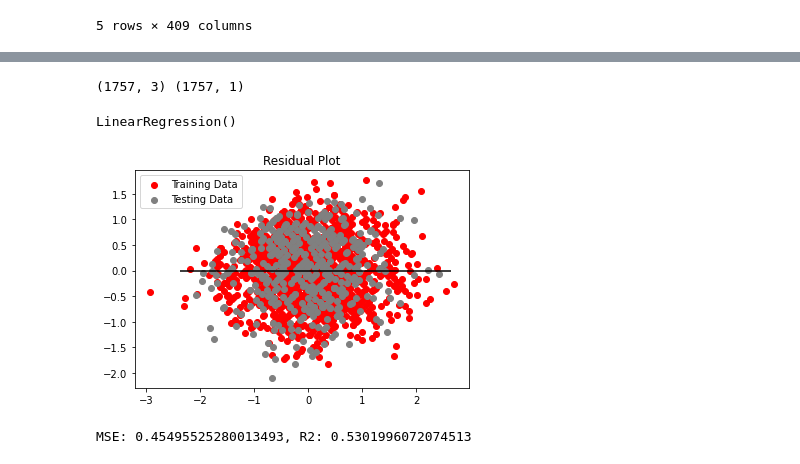
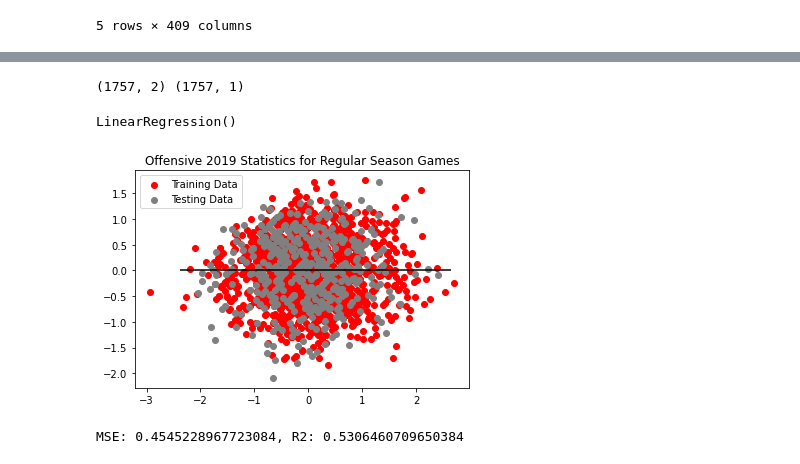
Before and after one commit to Vejaem/Final-Project, a Jupyter notebook: wins_stats.ipynb, the cells around one changed output, grey strips where cells are left out. Saved outputs shown, nothing was run; the diff lists cells and outputs as text; code cells hidden in the pictures.

```diff
--- a/wins_stats.ipynb
+++ b/wins_stats.ipynb
@@ -19,8 +25,8 @@ ncaa.head()
 # Use Pandas get_dummies to convert categorical data
 
 ### BEGIN SOLUTION
-ncaa = pd.get_dummies(ncaa)
-ncaa.head()
+ncaa_2019 = pd.get_dummies(ncaa)
+ncaa_2019.head()
 ### END SOLUTION
 # %% [output]
 |  | G | W | ADJOE | ADJDE | BARTHAG | EFG_O | EFG_D | TOR | TORD | ORB | ... | ... |
@@ -34,8 +40,8 @@ ncaa.head()
 # Drop extra dummy columns
 
 ### BEGIN SOLUTION
-ncaa = ncaa.drop(columns=['EFG_O','EFG_D','TOR','TORD','ORB','DRB','FTR','FTRD'])
-ncaa.head()
+ncaa_2019 = ncaa_2019.drop(columns=['EFG_O','EFG_D','TOR','TORD','ORB','DRB','FTR','FTRD', 'EFG_D', 'EFG_O', 'TORD'])
+ncaa_2019.head()
 ### END SOLUTION
 # %% [output]
 |  | G | W | ADJOE | ADJDE | BARTHAG | TWO_P_O | TWO_P_D | THREE_P_O | THREE_P_D | ADJ_T | ... | ... |
@@ -45,3 +51,16 @@ ncaa.head()
 | 3 | 38 | 31 | 115.2 | 85.2 | 0.9696 | 52.8 | 41.9 | 36.5 | 29.7 | 67.5 | ... | ... |
 | 4 | 39 | 37 | 117.8 | 86.3 | 0.9728 | 56.3 | 40.0 | 38.2 | 29.0 | 71.5 | ... | ... |
 5 rows × 409 columns
+# %%
+# renmae columns
+
+ncaa_2019.rename({'ADJOE':'Offensive Efficency',
+            'ADJDE':'Defensive Efficency',
+            'BARTHAG':'Power Rating',
+            'TWO_P_O':'Two Pointer Percentage',
+            'TWO_P_D':'Two Point Percentage Allowed',
+            'THREE_P_O':'Three Pointer Percentage',
+            'THREE_P_D':'Three Point Percentage Allowed',
+            'ADJ_T':'Posessions Per Game'},
+            axis=1, inplace=True)
+ncaa_2019
@@ -49,12 +82,12 @@ ncaa.head()
 # Assign X (data) and y (target)
 
 ### BEGIN SOLUTION
-X = ncaa[['ADJOE', 'TWO_P_O', 'THREE_P_O']]
-y = ncaa['W'].values.reshape(-1, 1)
+X = ncaa_2019[['Offensive Efficency', 'Two Pointer Percentage']]
+y = ncaa_2019['W'].values.reshape(-1, 1)
 print(X.shape, y.shape)
 ### END SOLUTION
 # %% [output]
-(1757, 3) (1757, 1)
+(1757, 2) (1757, 1)
 # %%
 # Split the data into training and testing
 
@@ -94,20 +127,20 @@ LinearRegression()
 # %%
 # Make predictions using a fitted model
 # Plot the difference between the model predicted values and actual y values, versus the model predicted values
 # Hint: You can predict values of X training and testing data using the model.predict() method on a fitted model
 
 ### BEGIN SOLUTION
 predictions = model.predict(X_test_scaled)
 model.fit(X_train_scaled, y_train_scaled)
 plt.scatter(model.predict(X_train_scaled), model.predict(X_train_scaled) - y_train_scaled, c="red", label="Training Data")
 plt.scatter(model.predict(X_test_scaled), model.predict(X_test_scaled) - y_test_scaled, c="gray", label="Testing Data")
 plt.legend()
 plt.hlines(y=0, xmin=y_test_scaled.min(), xmax=y_test_scaled.max())
-plt.title("Residual Plot")
+plt.title("Offensive 2019 Statistics for Regular Season Games")
 plt.show()
 ### END SOLUTION
 # %% [output]
-[figure, old version]
+[figure, new version]
 # %%
 # Used X_test_scaled, y_test_scaled, and model.predict(X_test_scaled) to calculate MSE and R2
 
@@ -120,7 +153,7 @@ r2 = model.score(X_test_scaled, y_test_scaled)
 
 print(f"MSE: {MSE}, R2: {r2}")
 # %% [output]
-MSE: 0.45495525280013493, R2: 0.5301996072074513
+MSE: 0.4545228967723084, R2: 0.5306460709650384
 # %%
 # LASSO model
 # Note: Use an alpha of .01 when creating the model for this activity
```
Also changed, not shown: parts of 5 cells of this notebook.
